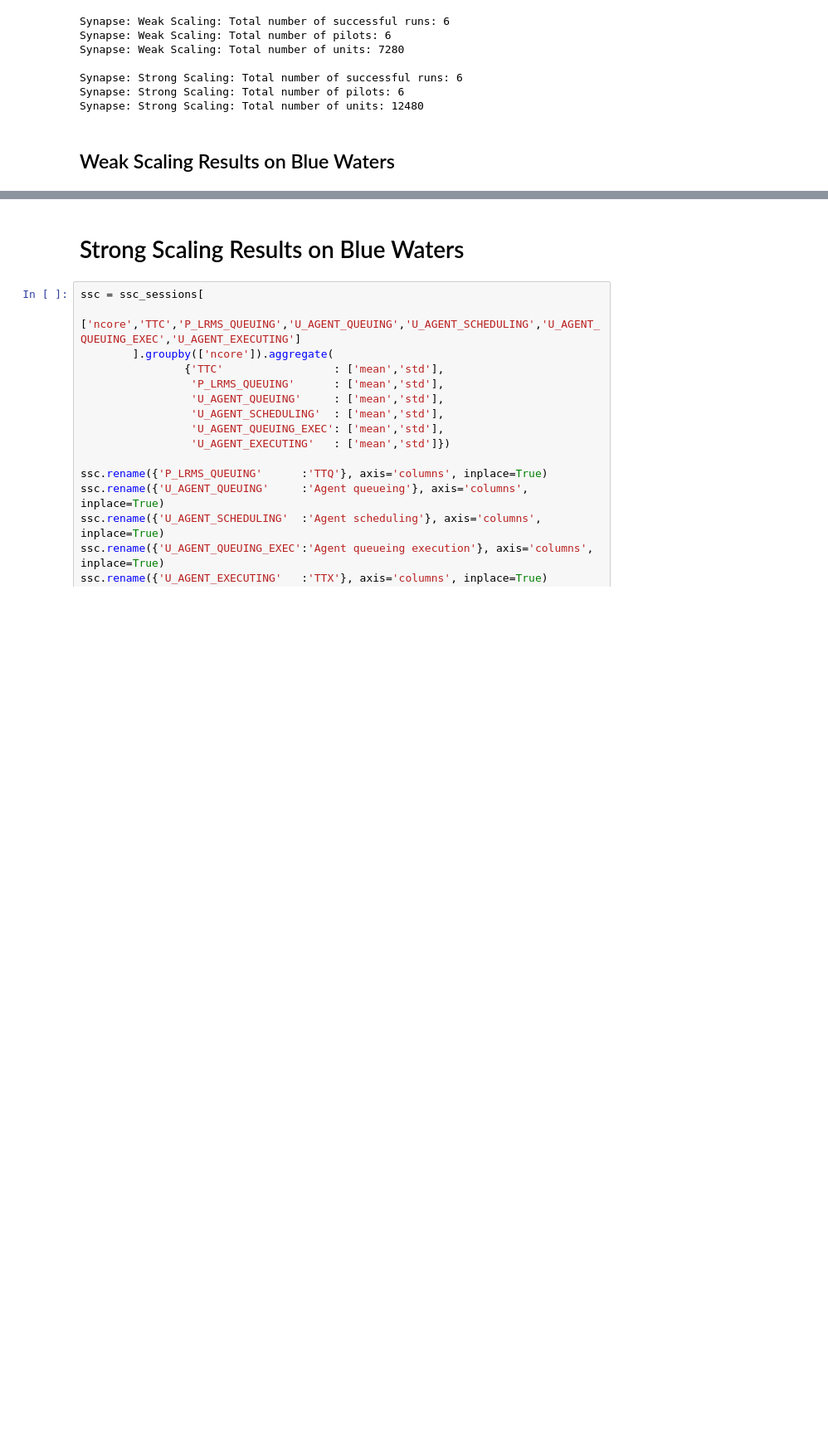
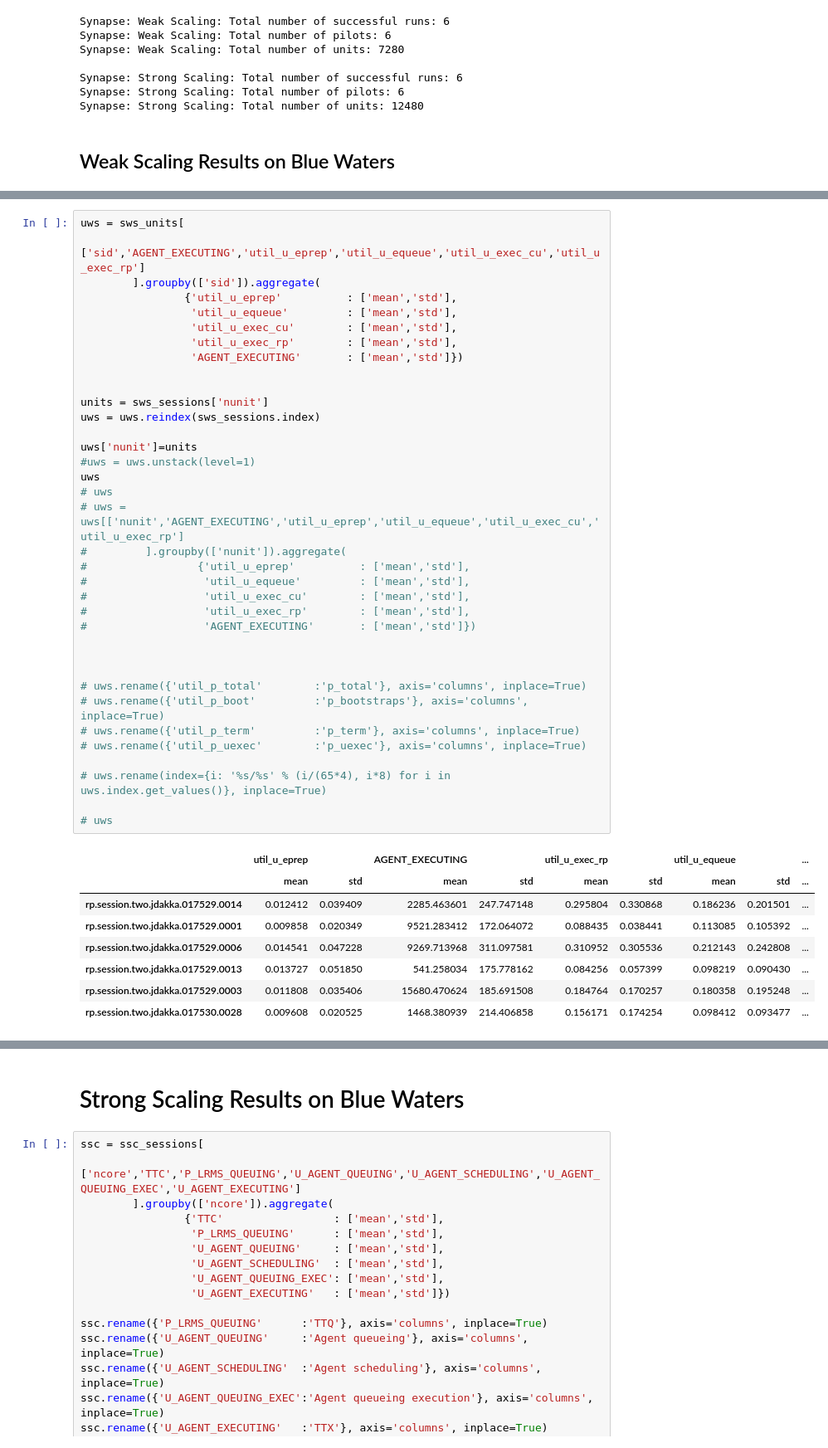
Before and after one commit to radical-experiments/isc-htbac-experiments, a Jupyter notebook: matteo_workflow/ties_ws_ss_NCSA_bw.ipynb, the cells around one changed output, grey strips where cells are left out. Shown: that part at 83% size. Cells and saved outputs as stored; diff of their text form; blank space fills up the shorter version.

```diff
--- a/matteo_workflow/ties_ws_ss_NCSA_bw.ipynb
+++ b/matteo_workflow/ties_ws_ss_NCSA_bw.ipynb
@@ -56,0 +97,45 @@ sws
+# %%
+uws = sws_units[
+    ['sid','AGENT_EXECUTING','util_u_eprep','util_u_equeue','util_u_exec_cu','util_u_exec_rp']
+        ].groupby(['sid']).aggregate(
+                {'util_u_eprep'          : ['mean','std'],
+                 'util_u_equeue'         : ['mean','std'],
+                 'util_u_exec_cu'        : ['mean','std'],
+                 'util_u_exec_rp'        : ['mean','std'],
+                 'AGENT_EXECUTING'       : ['mean','std']})
+
+
+units = sws_sessions['nunit']
+uws = uws.reindex(sws_sessions.index)
+
+uws['nunit']=units
+#uws = uws.unstack(level=1)
+uws
+# uws
+# uws = uws[['nunit','AGENT_EXECUTING','util_u_eprep','util_u_equeue','util_u_exec_cu','util_u_exec_rp']
+#         ].groupby(['nunit']).aggregate(
+#                 {'util_u_eprep'          : ['mean','std'],
+#                  'util_u_equeue'         : ['mean','std'],
+#                  'util_u_exec_cu'        : ['mean','std'],
+#                  'util_u_exec_rp'        : ['mean','std'],
+#                  'AGENT_EXECUTING'       : ['mean','std']})
+
+
+
+# uws.rename({'util_p_total'        :'p_total'}, axis='columns', inplace=True)
+# uws.rename({'util_p_boot'         :'p_bootstraps'}, axis='columns', inplace=True)
+# uws.rename({'util_p_term'         :'p_term'}, axis='columns', inplace=True)
+# uws.rename({'util_p_uexec'        :'p_uexec'}, axis='columns', inplace=True)
+
+# uws.rename(index={i: '%s/%s' % (i/(65*4), i*8) for i in uws.index.get_values()}, inplace=True)
+
+# uws
+# %% [output]
+|  | util_u_eprep |  | AGENT_EXECUTING |  | util_u_exec_rp |  | util_u_equeue |  | ... |
+|  | mean | std | mean | std | mean | std | mean | std | ... |
+| rp.session.two.jdakka.017529.0014 | 0.012412 | 0.039409 | 2285.463601 | 247.747148 | 0.295804 | 0.330868 | 0.186236 | 0.201501 | ... |
+| rp.session.two.jdakka.017529.0001 | 0.009858 | 0.020349 | 9521.283412 | 172.064072 | 0.088435 | 0.038441 | 0.113085 | 0.105392 | ... |
+| rp.session.two.jdakka.017529.0006 | 0.014541 | 0.047228 | 9269.713968 | 311.097581 | 0.310952 | 0.305536 | 0.212143 | 0.242808 | ... |
+| rp.session.two.jdakka.017529.0013 | 0.013727 | 0.051850 | 541.258034 | 175.778162 | 0.084256 | 0.057399 | 0.098219 | 0.090430 | ... |
+| rp.session.two.jdakka.017529.0003 | 0.011808 | 0.035406 | 15680.470624 | 185.691508 | 0.184764 | 0.170257 | 0.180358 | 0.195248 | ... |
+| rp.session.two.jdakka.017530.0028 | 0.009608 | 0.020525 | 1468.380939 | 214.406858 | 0.156171 | 0.174254 | 0.098412 | 0.093477 | ... |
```
Also changed, not shown: parts of 11 cells of this notebook.
